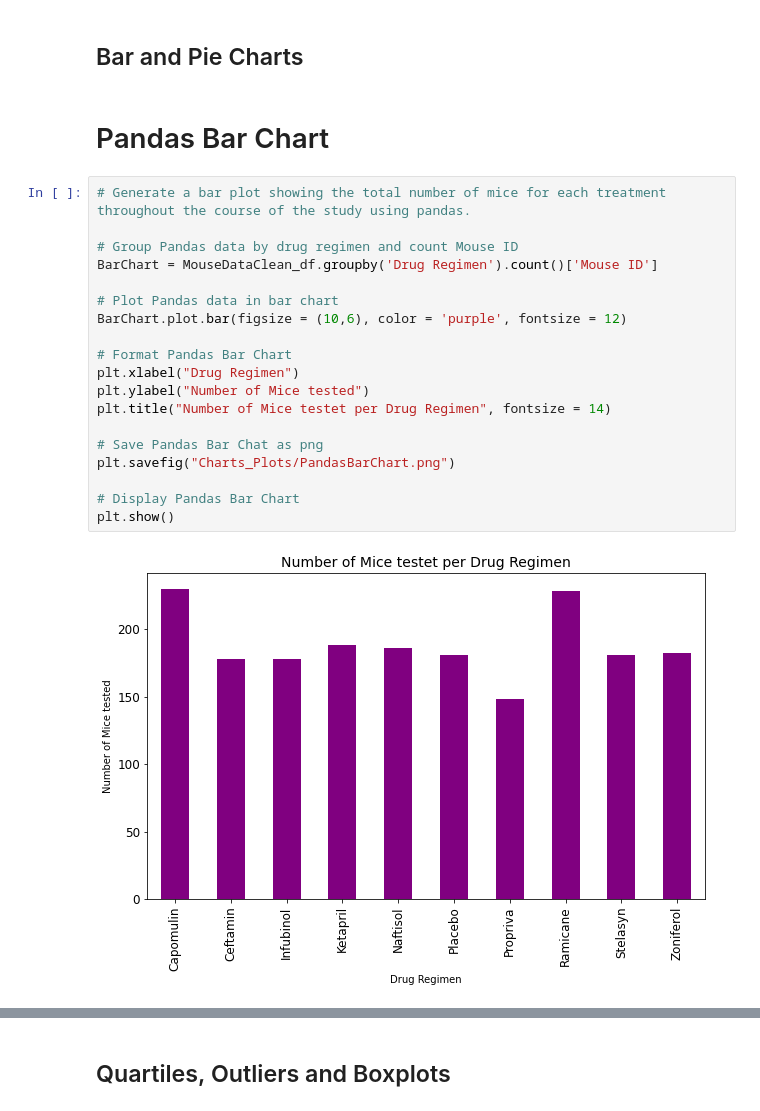
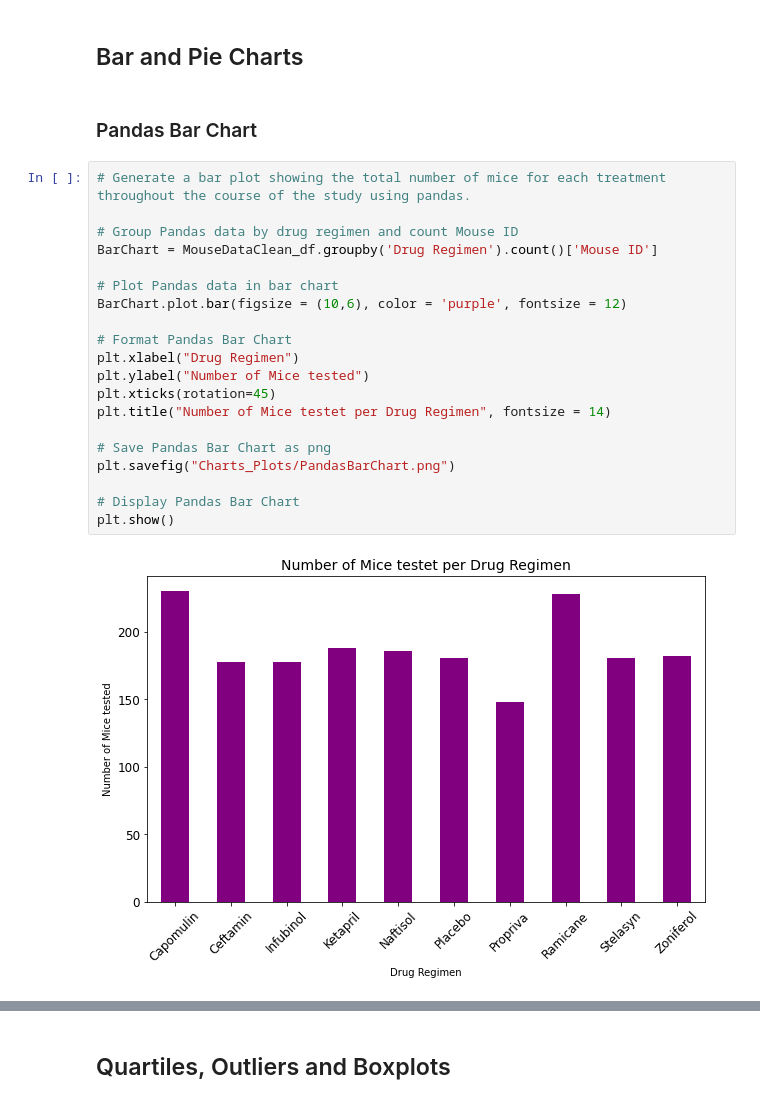
Before and after one commit to AlineHornoff/Pymaceuticals_challenge, a Jupyter notebook: Pymaceuticals/pymaceuticals_starter.ipynb, the cells around one changed output, grey strips where cells are left out. Cells and saved outputs as stored; diff of their text form.

```diff
--- a/Pymaceuticals/pymaceuticals_starter.ipynb
+++ b/Pymaceuticals/pymaceuticals_starter.ipynb
@@ -184,26 +184,27 @@ SummaryStats
 # %% [markdown]
 ## Bar and Pie Charts
 # %% [markdown]
-# Pandas Bar Chart
+### Pandas Bar Chart
 # %%
 # Generate a bar plot showing the total number of mice for each treatment throughout the course of the study using pandas.
 
 # Group Pandas data by drug regimen and count Mouse ID
 BarChart = MouseDataClean_df.groupby('Drug Regimen').count()['Mouse ID']
 
 # Plot Pandas data in bar chart
 BarChart.plot.bar(figsize = (10,6), color = 'purple', fontsize = 12)
 
 # Format Pandas Bar Chart
 plt.xlabel("Drug Regimen")
 plt.ylabel("Number of Mice tested")
+plt.xticks(rotation=45)
 plt.title("Number of Mice testet per Drug Regimen", fontsize = 14)
 
-# Save Pandas Bar Chat as png
+# Save Pandas Bar Chart as png
 plt.savefig("Charts_Plots/PandasBarChart.png")
 
 # Display Pandas Bar Chart
 plt.show()
 # %% [output]
-[figure, old version]
+[figure, new version]
 # %% [markdown]
```
Also changed, not shown: parts of 11 cells of this notebook, 5 other files.
